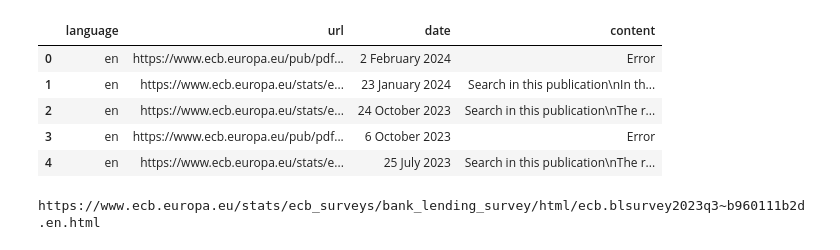
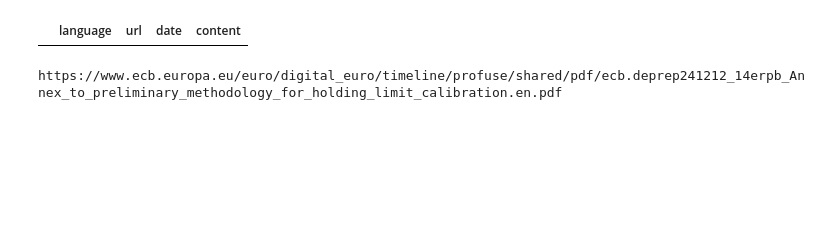
Before and after one commit to QMoayedpour/ML_fin_project, a Jupyter notebook: test.ipynb, the cells around one changed output. Cells and saved outputs as stored; diff of their text form; code cells hidden in the pictures; blank space fills up the shorter version.

```diff
--- a/test.ipynb
+++ b/test.ipynb
@@ -3,20 +7,15 @@ import pandas as pd
 # %%
-data =pd.read_csv("./data/data_bank.csv")
+data =pd.read_csv("data/data_bitcoin.csv")
-# %%
-data.head(5)
-# %% [output]
-|  | language | url | date | content |
-| 0 | en | https://www.ecb.europa.eu/pub/pdf... | 2 February 2024 | Error |
-| 1 | en | https://www.ecb.europa.eu/stats/e... | 23 January 2024 | Search in this publication\nIn th... |
-| 2 | en | https://www.ecb.europa.eu/stats/e... | 24 October 2023 | Search in this publication\nThe r... |
-| 3 | en | https://www.ecb.europa.eu/pub/pdf... | 6 October 2023 | Error |
-| 4 | en | https://www.ecb.europa.eu/stats/e... | 25 July 2023 | Search in this publication\nThe r... |
+# %%
+data[data['content']== 'AA']
+# %% [output]
+|  | language | url | date | content |
 # %%
 # Error c est quand l'article c'est un pdf (pas scrappable)
 # %%
 print(data["url"].iloc[2])
 # %% [output]
-https://www.ecb.europa.eu/stats/ecb_surveys/bank_lending_survey/html/ecb.blsurvey2023q3~b960111b2d.en.html
+https://www.ecb.europa.eu/euro/digital_euro/timeline/profuse/shared/pdf/ecb.deprep241212_14erpb_Annex_to_preliminary_methodology_for_holding_limit_calibration.en.pdf
 # %%
 print(data["content"].iloc[2][:5000])
 print("\nTaille de l'article (nombre de caractères):\n",len(data["content"].iloc[2]))
```
Also changed, not shown: parts of 10 cells of this notebook, 6 other files.
